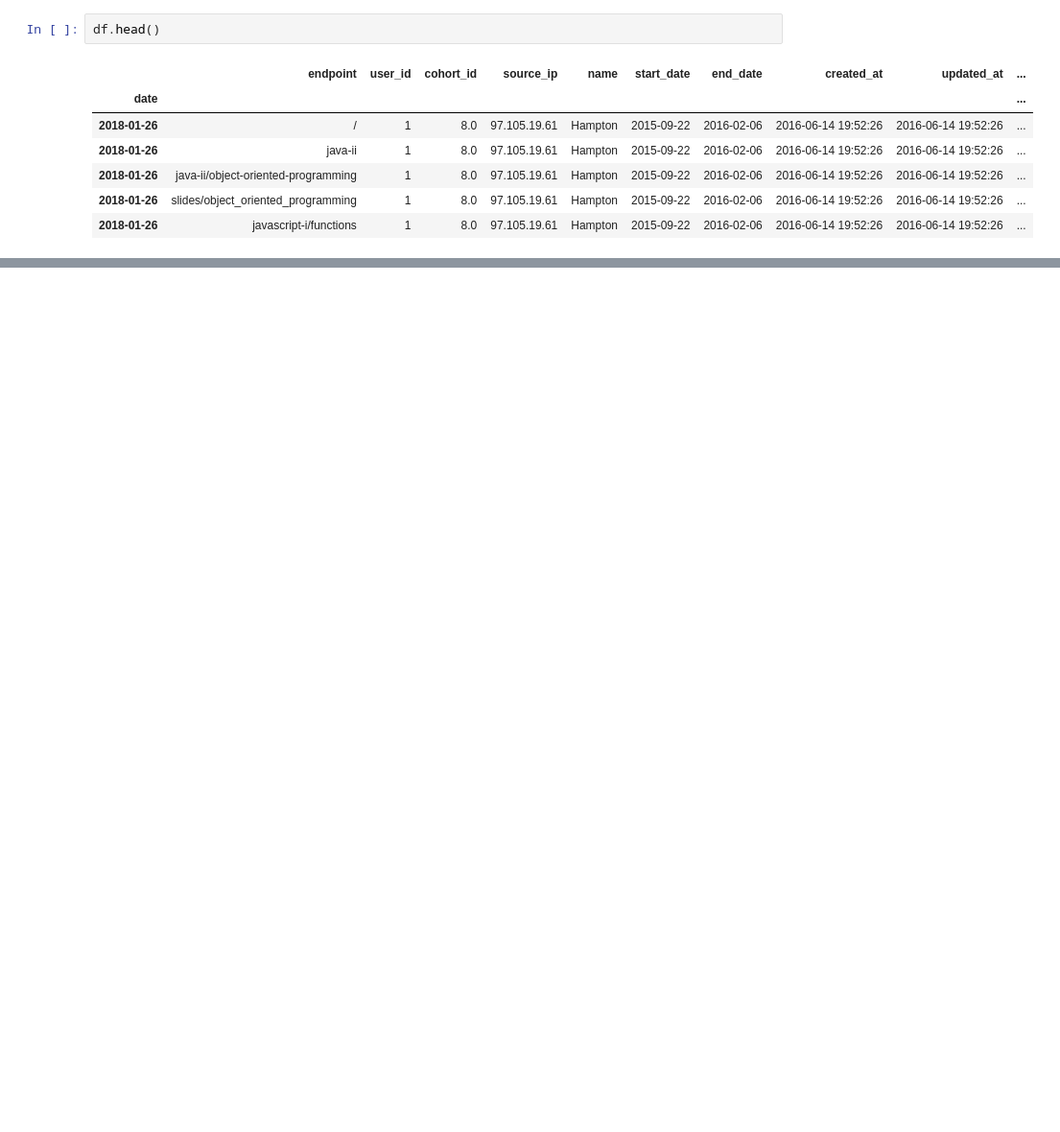
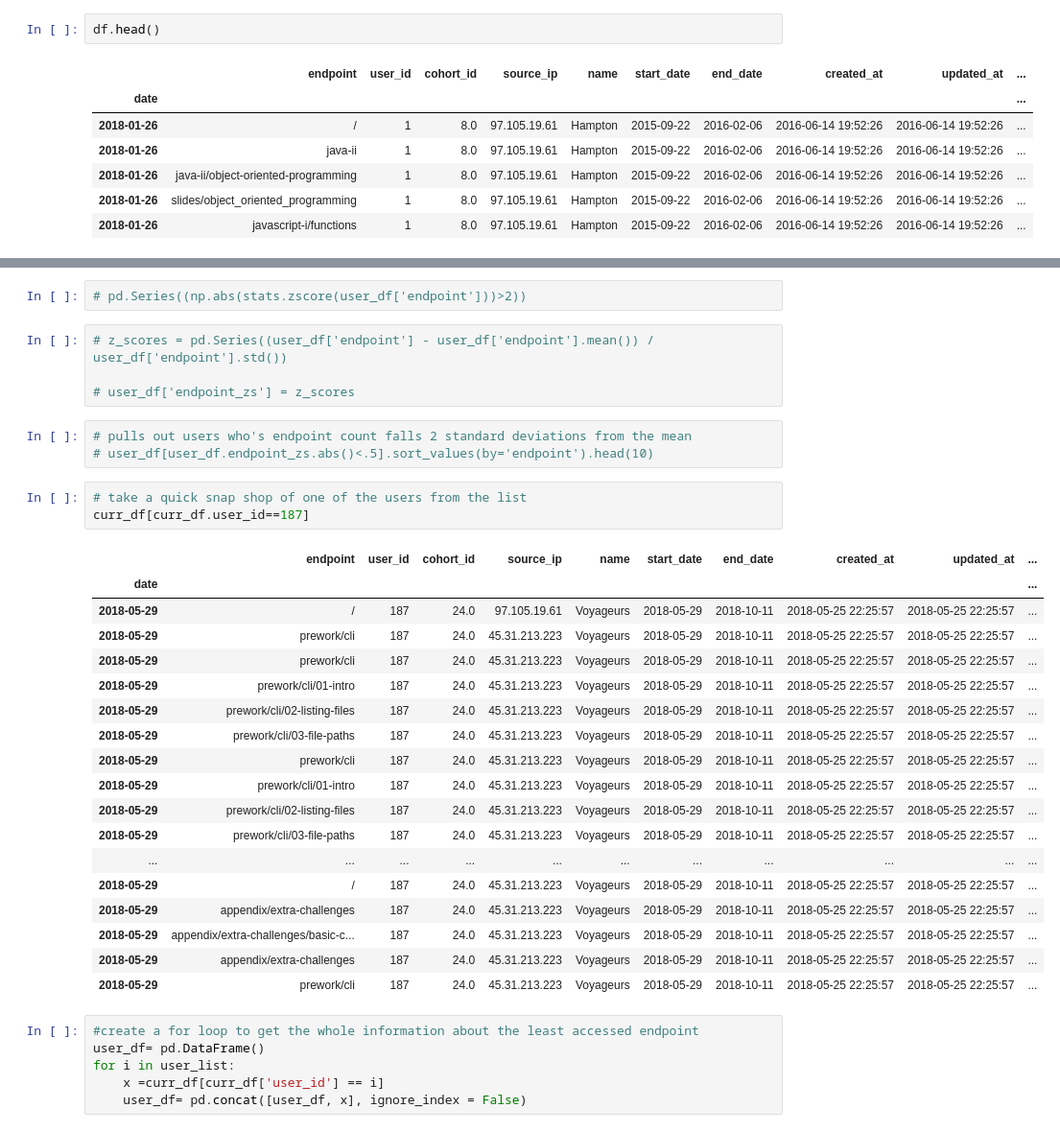
Before and after one commit to McElroy-and-Carter/ad-project, a Jupyter notebook: desiree_initial.ipynb, the cells around one changed output, grey strips where cells are left out. Shown at 96% size. Saved outputs shown, nothing was run; the diff lists cells and outputs as text; blank space fills up the shorter version.

```diff
--- a/desiree_initial.ipynb
+++ b/desiree_initial.ipynb
@@ -264,0 +364,37 @@ TypeError: Invalid comparison between dtype=datetime64[ns] and ndarray
+# %%
+# pd.Series((np.abs(stats.zscore(user_df['endpoint']))>2))
+# %%
+# z_scores = pd.Series((user_df['endpoint'] - user_df['endpoint'].mean()) / user_df['endpoint'].std())
+
+# user_df['endpoint_zs'] = z_scores
+# %%
+# pulls out users who's endpoint count falls 2 standard deviations from the mean
+# user_df[user_df.endpoint_zs.abs()<.5].sort_values(by='endpoint').head(10)
+# %%
+# take a quick snap shop of one of the users from the list
+curr_df[curr_df.user_id==187]
+# %% [output]
+|  | endpoint | user_id | cohort_id | source_ip | name | start_date | end_date | created_at | updated_at | ... |
+| date |  |  |  |  |  |  |  |  |  | ... |
+| 2018-05-29 | / | 187 | 24.0 | 97.105.19.61 | Voyageurs | 2018-05-29 | 2018-10-11 | 2018-05-25 22:25:57 | 2018-05-25 22:25:57 | ... |
+| 2018-05-29 | prework/cli | 187 | 24.0 | 45.31.213.223 | Voyageurs | 2018-05-29 | 2018-10-11 | 2018-05-25 22:25:57 | 2018-05-25 22:25:57 | ... |
+| 2018-05-29 | prework/cli | 187 | 24.0 | 45.31.213.223 | Voyageurs | 2018-05-29 | 2018-10-11 | 2018-05-25 22:25:57 | 2018-05-25 22:25:57 | ... |
+| 2018-05-29 | prework/cli/01-intro | 187 | 24.0 | 45.31.213.223 | Voyageurs | 2018-05-29 | 2018-10-11 | 2018-05-25 22:25:57 | 2018-05-25 22:25:57 | ... |
+| 2018-05-29 | prework/cli/02-listing-files | 187 | 24.0 | 45.31.213.223 | Voyageurs | 2018-05-29 | 2018-10-11 | 2018-05-25 22:25:57 | 2018-05-25 22:25:57 | ... |
+| 2018-05-29 | prework/cli/03-file-paths | 187 | 24.0 | 45.31.213.223 | Voyageurs | 2018-05-29 | 2018-10-11 | 2018-05-25 22:25:57 | 2018-05-25 22:25:57 | ... |
+| 2018-05-29 | prework/cli | 187 | 24.0 | 45.31.213.223 | Voyageurs | 2018-05-29 | 2018-10-11 | 2018-05-25 22:25:57 | 2018-05-25 22:25:57 | ... |
+| 2018-05-29 | prework/cli/01-intro | 187 | 24.0 | 45.31.213.223 | Voyageurs | 2018-05-29 | 2018-10-11 | 2018-05-25 22:25:57 | 2018-05-25 22:25:57 | ... |
+| 2018-05-29 | prework/cli/02-listing-files | 187 | 24.0 | 45.31.213.223 | Voyageurs | 2018-05-29 | 2018-10-11 | 2018-05-25 22:25:57 | 2018-05-25 22:25:57 | ... |
+| 2018-05-29 | prework/cli/03-file-paths | 187 | 24.0 | 45.31.213.223 | Voyageurs | 2018-05-29 | 2018-10-11 | 2018-05-25 22:25:57 | 2018-05-25 22:25:57 | ... |
+| ... | ... | ... | ... | ... | ... | ... | ... | ... | ... | ... |
+| 2018-05-29 | / | 187 | 24.0 | 45.31.213.223 | Voyageurs | 2018-05-29 | 2018-10-11 | 2018-05-25 22:25:57 | 2018-05-25 22:25:57 | ... |
+| 2018-05-29 | appendix/extra-challenges | 187 | 24.0 | 45.31.213.223 | Voyageurs | 2018-05-29 | 2018-10-11 | 2018-05-25 22:25:57 | 2018-05-25 22:25:57 | ... |
+| 2018-05-29 | appendix/extra-challenges/basic-c... | 187 | 24.0 | 45.31.213.223 | Voyageurs | 2018-05-29 | 2018-10-11 | 2018-05-25 22:25:57 | 2018-05-25 22:25:57 | ... |
+| 2018-05-29 | appendix/extra-challenges | 187 | 24.0 | 45.31.213.223 | Voyageurs | 2018-05-29 | 2018-10-11 | 2018-05-25 22:25:57 | 2018-05-25 22:25:57 | ... |
+| 2018-05-29 | prework/cli | 187 | 24.0 | 45.31.213.223 | Voyageurs | 2018-05-29 | 2018-10-11 | 2018-05-25 22:25:57 | 2018-05-25 22:25:57 | ... |
+# %%
+#create a for loop to get the whole information about the least accessed endpoint
+user_df= pd.DataFrame()
+for i in user_list:
+    x =curr_df[curr_df['user_id'] == i]
+    user_df= pd.concat([user_df, x], ignore_index = False)
```
Also changed, not shown: parts of 32 cells of this notebook.
